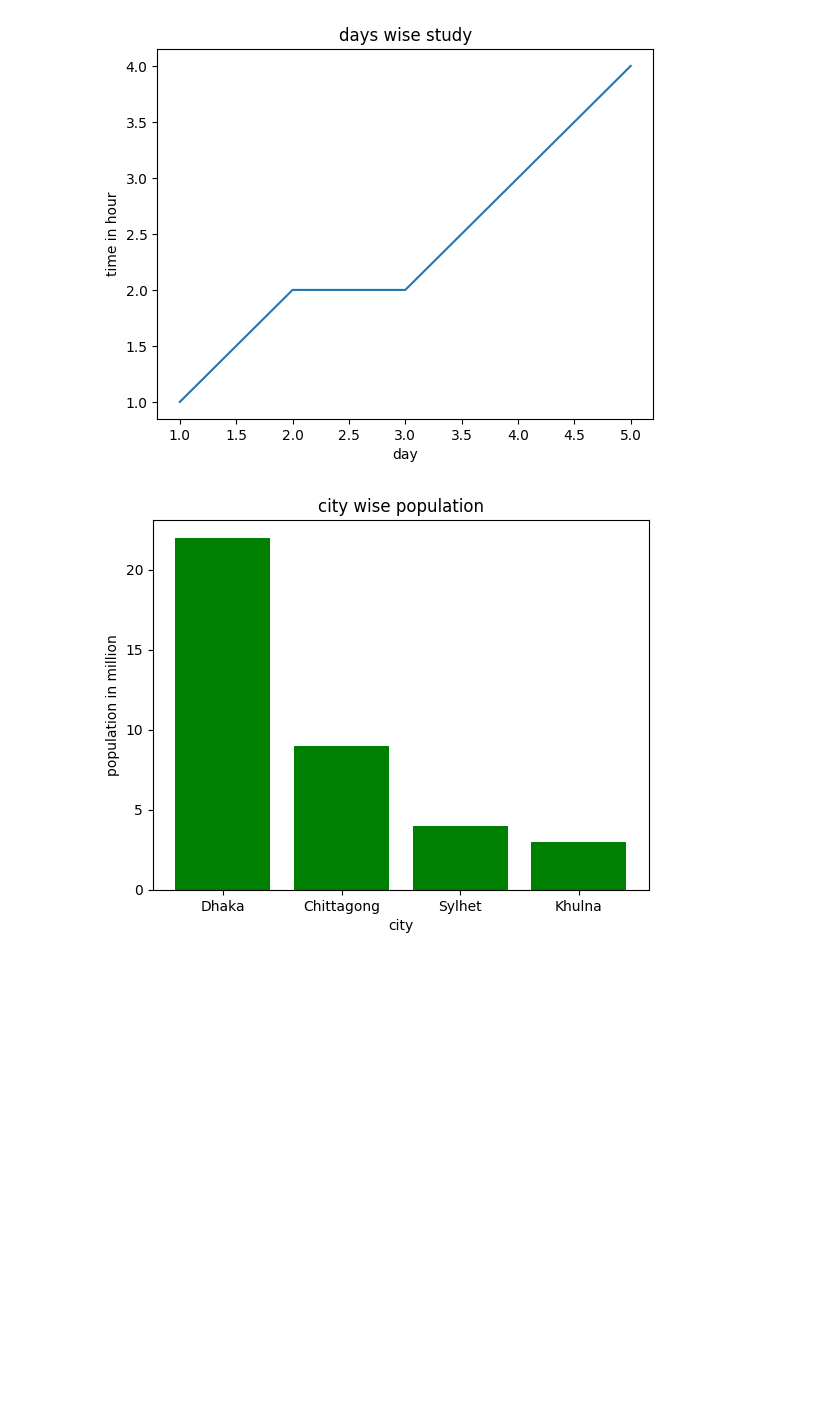
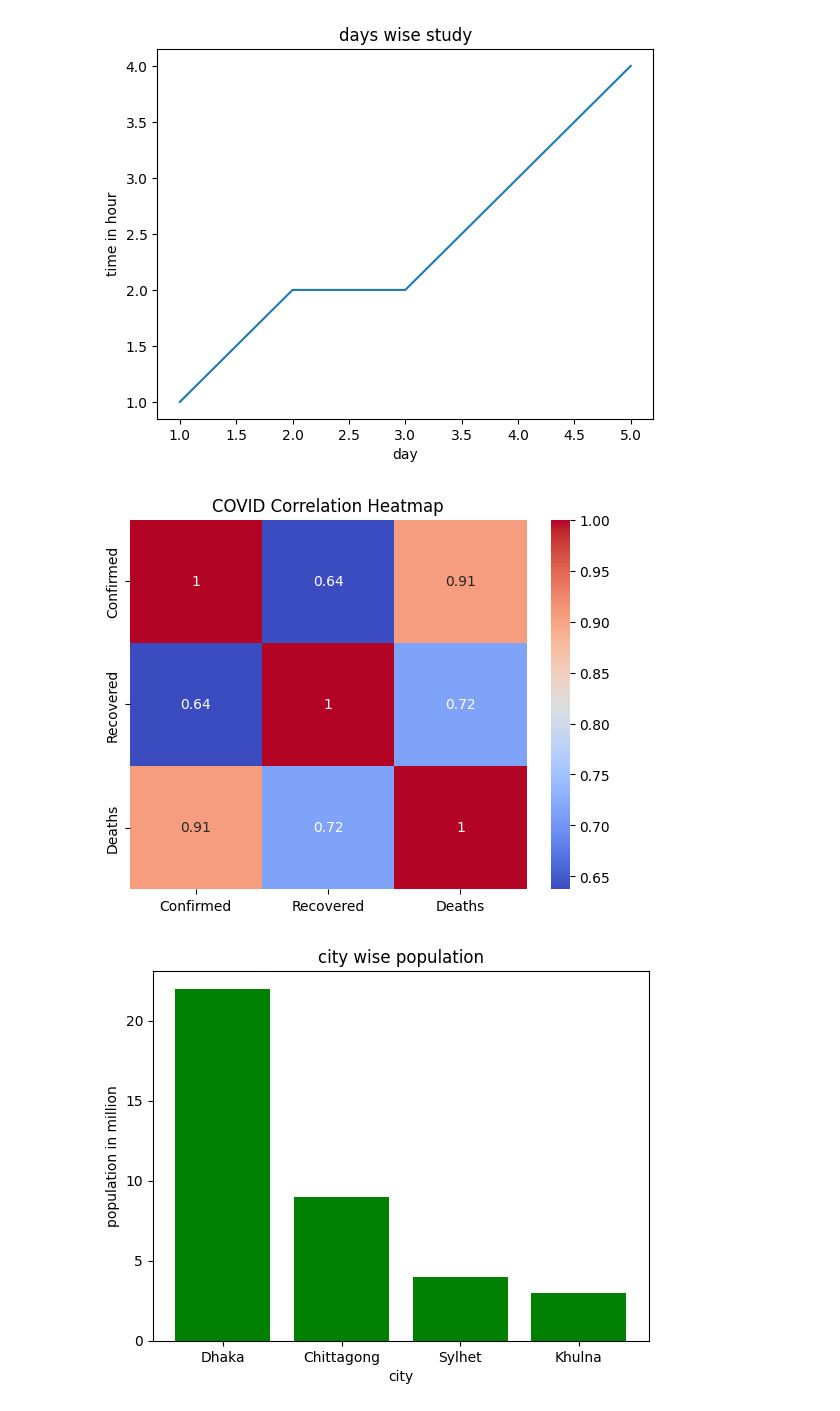
Before and after one commit to K-REDWAN/DATA-SCIENCE-JOURNEY, a Jupyter notebook: Visual.ipynb, the cells around one changed output. Saved outputs shown, nothing was run; the diff lists cells and outputs as text; code cells hidden in the pictures; blank space fills up the shorter version.

```diff
--- a/Visual.ipynb
+++ b/Visual.ipynb
@@ -12,6 +12,20 @@ plt.ylabel("time in hour")
 plt.show()
 # %% [output]
 [figure]
+# %%
+import seaborn as sns
+import matplotlib.pyplot as plt
+import pandas as pd
+
+url = "https://raw.githubusercontent.com/datasets/covid-19/main/data/countries-aggregated.csv"
+df = pd.read_csv(url)
+
+latest = df.groupby("Country")[["Confirmed", "Recovered", "Deaths"]].max()
+sns.heatmap(latest.corr(), annot=True, cmap="coolwarm")
+plt.title("COVID Correlation Heatmap")
+plt.show()
+# %% [output]
+[figure, added]
 # %%
 import matplotlib.pyplot as plt
 cities = ["Dhaka", "Chittagong", "Sylhet", "Khulna"]
```
Also changed, not shown: parts of 5 cells of this notebook.
